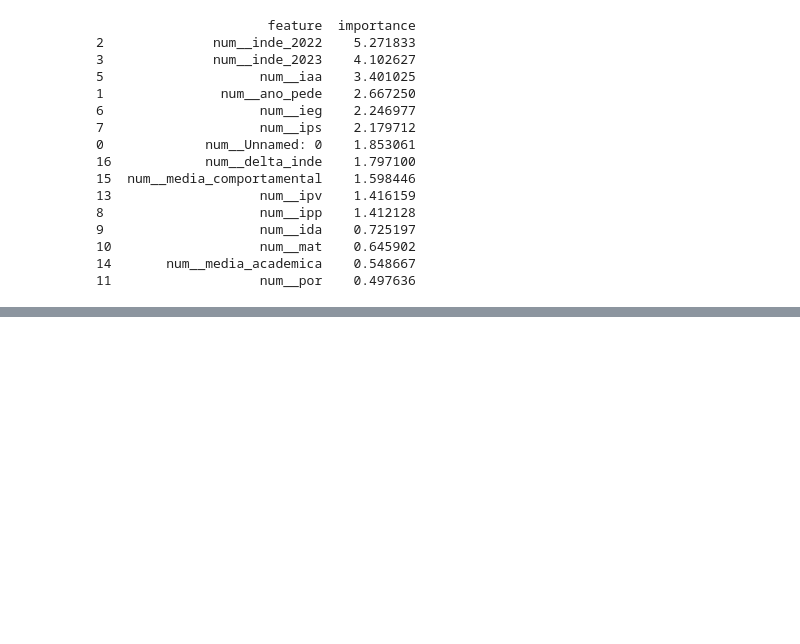
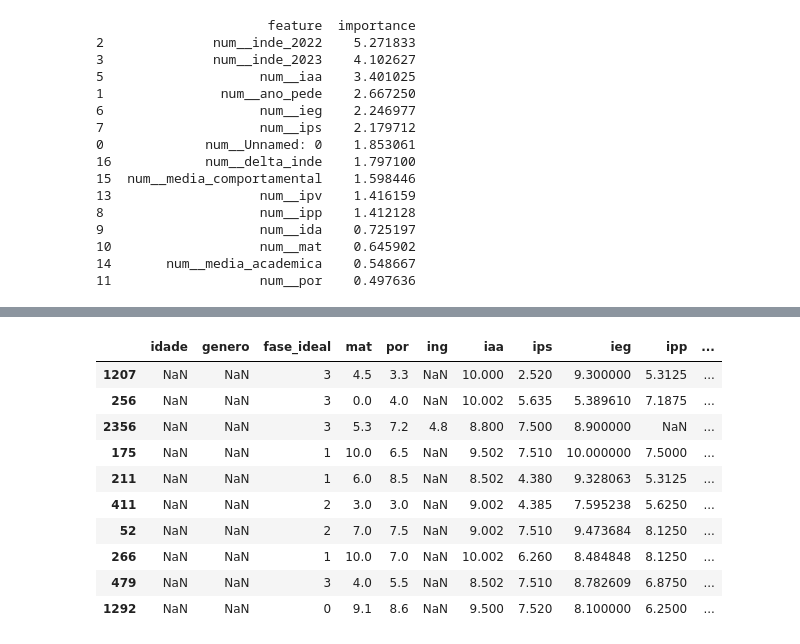
Before and after one commit to RicardViana/fiap-fase5-datathon, a Jupyter notebook: notebooks/Datathon_FIAP_Fase_5.ipynb, the cells around one changed output, grey strips where cells are left out. Drawn from its saved outputs; the diff is of its cells as text; code cells hidden in the pictures; blank space fills up the shorter version.

```diff
--- a/notebooks/Datathon_FIAP_Fase_5.ipynb
+++ b/notebooks/Datathon_FIAP_Fase_5.ipynb
@@ -373,7 +373,7 @@ def treinar_e_salvar(excel_path: str,
 load_dotenv(find_dotenv())
 
 # Puxa o caminho da variável de ambiente
-data_path = os.getenv("RAW_DATA_PATH")
+data_path = os.getenv("DATA_PATH")
 models = os.getenv("MODELS")
 
 MODO = "treino"  # "treino" ou "app"
@@ -476,3 +488,85 @@ if importances is not None:
 10                   num__mat    0.645902
 14       num__media_academica    0.548667
 11                   num__por    0.497636
+# %%
+# ==========================================
+# 1. Carregar Modelo, Configuração e Dados
+# ==========================================
+
+pipe = joblib.load(f'{models}modelo_passos_magicos.pkl')
+cfg = joblib.load(f'{models}config_passos_magicos.pkl')
+
+threshold = cfg['threshold']
+print('Threshold: ', threshold)
+
+base = pd.read_excel(data_path)
+
+# ==========================================
+# 2. Gerar a Amostra Bruta e Fazer Predições
+# ==========================================
+sample_raw = base.sample(10, random_state=42).copy()
+
+# A predição acontece nos bastidores
+base_prep = preparar_base(sample_raw, modo_treino=False)
+proba = pipe.predict_proba(base_prep)[:, 1]
+pred = (proba >= threshold).astype(int)
+
+# ==========================================
+# 3. Organizar as Colunas EXATAMENTE como no App
+# ==========================================
+# Esta é a sequência visual do seu App (Lendo da esquerda para a direita, linha por linha)
+ordem_visual_app = [
+    # --- 1. Dados do Aluno ---
+    'idade',
+    'genero',
+    'fase_ideal',
+
+    # --- 2. Notas Acadêmicas ---
+    'mat',
+    'por',
+    'ing',
+
+    # --- 3. Indicadores (Lendo lado a lado no Streamlit) ---
+    'iaa',         # Coluna 1
+    'ips',         # Coluna 2
+    'ieg',         # Coluna 1
+    'ipp',         # Coluna 2
+    'inde_2024',   # Coluna 1 (Se não existir, vamos tentar mapear do 'inde' ou 'ian')
+
+    # --- Histórico ---
+    'inde_2022',
+    'inde_2023'
+]
+
+sample_final = pd.DataFrame()
+
+# Loop inteligente para procurar as colunas (ignora maiúsculas/minúsculas)
+for col_app in ordem_visual_app:
+    # Procura se a coluna existe na base bruta com alguma variação de nome
+    col_encontrada = next((c for c in sample_raw.columns if c.lower() == col_app.lower()), None)
+
+    if col_encontrada:
+        sample_final[col_app] = sample_raw[col_encontrada]
+    else:
+        # Tenta um "plano B" para o INDE 2024 caso na base ele se chame apenas 'inde' ou 'ian'
+        if col_app == 'inde_2024' and 'inde' in sample_raw.columns:
+            sample_final[col_app] = sample_raw['inde']
+        else:
+            sample_final[col_app] = np.nan # Se realmente não existir, fica vazio
+
+# Adiciona os resultados da predição no final
+sample_final['proba_modelo'] = proba
+sample_final['predicao_risco'] = pred
+
+# Exibe na tela do Notebook
+display(sample_final)
+
+# ==========================================
+# 4. Exportar para Excel
+# ==========================================
+processed_path = os.getenv("PROCESSED", ".")
+output_file = os.path.join(processed_path, "sample_predicoes_app.xlsx")
+sample_final.to_excel(output_file, index=False)
+
+print(f"\nArquivo exportado com sucesso")
+# %% [output]
@@ -478,0 +574,11 @@ if importances is not None:
+|  | idade | genero | fase_ideal | mat | por | ing | iaa | ips | ieg | ipp | ... |
+| 1207 | NaN | NaN | 3 | 4.5 | 3.3 | NaN | 10.000 | 2.520 | 9.300000 | 5.3125 | ... |
+| 256 | NaN | NaN | 3 | 0.0 | 4.0 | NaN | 10.002 | 5.635 | 5.389610 | 7.1875 | ... |
+| 2356 | NaN | NaN | 3 | 5.3 | 7.2 | 4.8 | 8.800 | 7.500 | 8.900000 | NaN | ... |
+| 175 | NaN | NaN | 1 | 10.0 | 6.5 | NaN | 9.502 | 7.510 | 10.000000 | 7.5000 | ... |
+| 211 | NaN | NaN | 1 | 6.0 | 8.5 | NaN | 8.502 | 4.380 | 9.328063 | 5.3125 | ... |
+| 411 | NaN | NaN | 2 | 3.0 | 3.0 | NaN | 9.002 | 4.385 | 7.595238 | 5.6250 | ... |
+| 52 | NaN | NaN | 2 | 7.0 | 7.5 | NaN | 9.002 | 7.510 | 9.473684 | 8.1250 | ... |
+| 266 | NaN | NaN | 1 | 10.0 | 7.0 | NaN | 10.002 | 6.260 | 8.484848 | 8.1250 | ... |
+| 479 | NaN | NaN | 3 | 4.0 | 5.5 | NaN | 8.502 | 7.510 | 8.782609 | 6.8750 | ... |
+| 1292 | NaN | NaN | 0 | 9.1 | 8.6 | NaN | 9.500 | 7.520 | 8.100000 | 6.2500 | ... |
```
Also changed, not shown: parts of 3 cells of this notebook, 1 other file.
